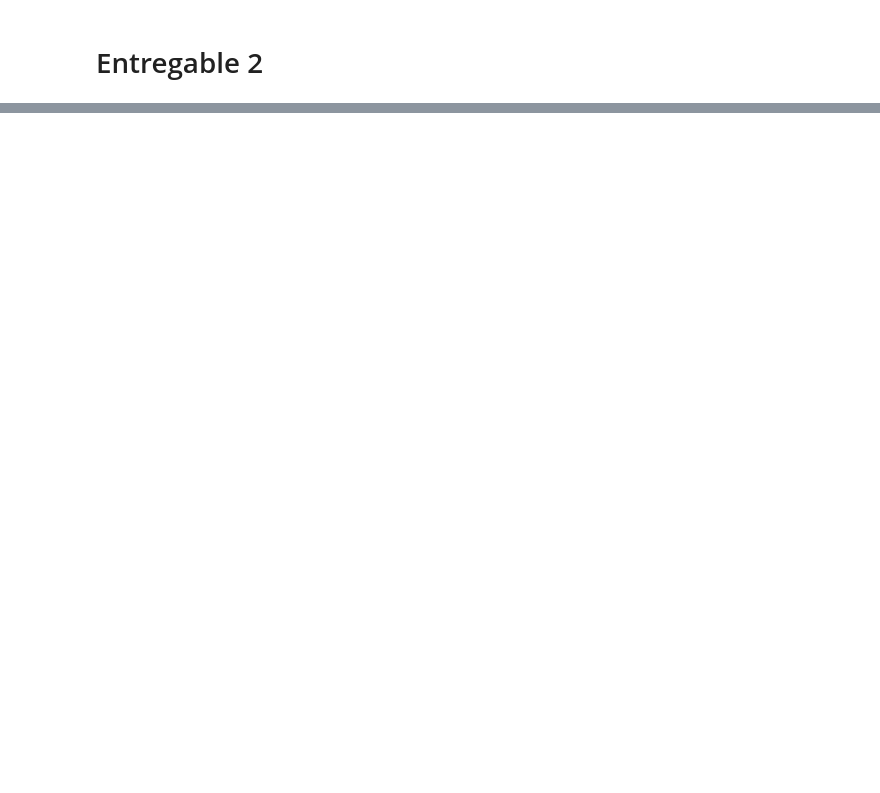
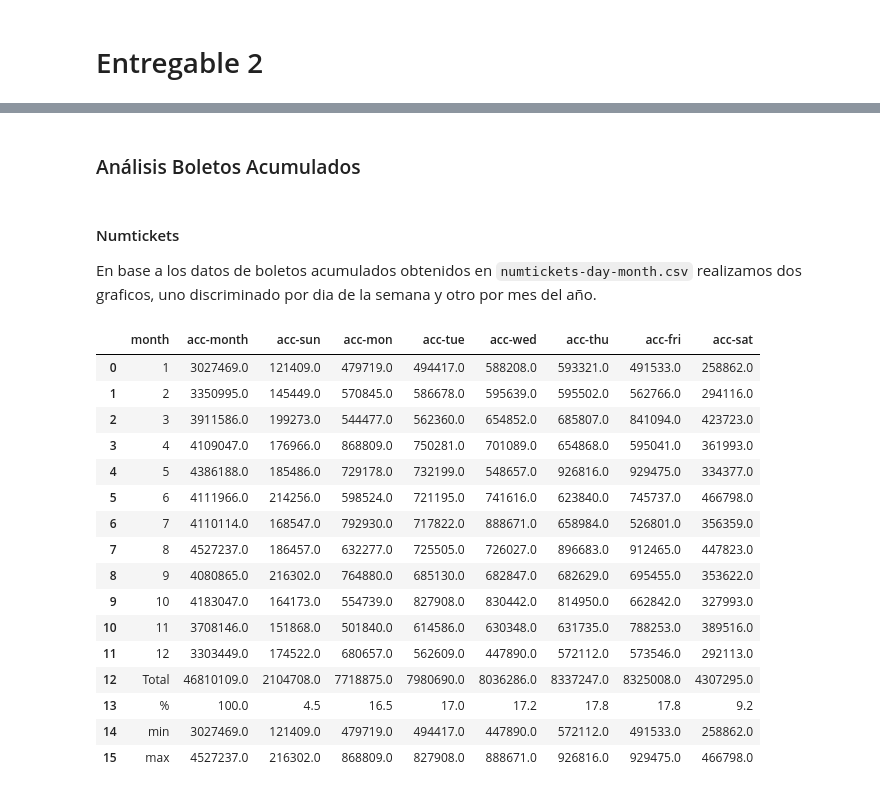
Before and after one commit to ekocian/mentoria-transporte-urbano-g1, a Jupyter notebook: entregable_2.ipynb, the cells around one changed output, grey strips where cells are left out. Saved outputs shown, nothing was run; the diff lists cells and outputs as text; code cells hidden in the pictures; blank space fills up the shorter version.

```diff
--- a/entregable_2.ipynb
+++ b/entregable_2.ipynb
@@ -95,0 +265,54 @@ KeyboardInterrupt:
+# %% [markdown]
+### Análisis Boletos Acumulados
+# %% [markdown]
+#### Numtickets
+En base a los datos de boletos acumulados obtenidos en `numtickets-day-month.csv` realizamos dos graficos, uno discriminado por dia de la semana y otro por mes del año.
+# %%
+# read outlist from csv
+with open("processed-data/numtickets.csv", 'r') as file:
+    csv_reader = csv.reader(file, delimiter=',')
+    numtickets = list(csv_reader)
+
+# map to int
+numtickets = [[int(num) for num in sub] for sub in numtickets[1:]]
+
+# copy list
+numtickets_total_d = numtickets.copy()
+
+# add total count
+numtickets_total_d.append(['Total'])
+for d in range(1,9):
+    numtickets_total_d[-1].append(sum([item[d] for item in numtickets]))
+
+# add %
+numtickets_total_d.append(['%'])
+for d in range(1,9):
+    numtickets_total_d[-1].append(100 * numtickets_total_d[-2][d]/numtickets_total_d[-2][1])
+
+# add min/max
+numtickets_total_d.append(['min'])
+for d in range(1,9):
+    numtickets_total_d[-1].append(min([item[d] for item in numtickets]))
+numtickets_total_d.append(['max'])
+for d in range(1,9):
+    numtickets_total_d[-1].append(max([item[d] for item in numtickets]))
+
+pd.DataFrame(numtickets_total_d, columns=['month','acc-month','acc-sun','acc-mon','acc-tue','acc-wed','acc-thu','acc-fri','acc-sat']).round(1)
+# %% [output]
+|  | month | acc-month | acc-sun | acc-mon | acc-tue | acc-wed | acc-thu | acc-fri | acc-sat |
+| 0 | 1 | 3027469.0 | 121409.0 | 479719.0 | 494417.0 | 588208.0 | 593321.0 | 491533.0 | 258862.0 |
+| 1 | 2 | 3350995.0 | 145449.0 | 570845.0 | 586678.0 | 595639.0 | 595502.0 | 562766.0 | 294116.0 |
+| 2 | 3 | 3911586.0 | 199273.0 | 544477.0 | 562360.0 | 654852.0 | 685807.0 | 841094.0 | 423723.0 |
+| 3 | 4 | 4109047.0 | 176966.0 | 868809.0 | 750281.0 | 701089.0 | 654868.0 | 595041.0 | 361993.0 |
+| 4 | 5 | 4386188.0 | 185486.0 | 729178.0 | 732199.0 | 548657.0 | 926816.0 | 929475.0 | 334377.0 |
+| 5 | 6 | 4111966.0 | 214256.0 | 598524.0 | 721195.0 | 741616.0 | 623840.0 | 745737.0 | 466798.0 |
+| 6 | 7 | 4110114.0 | 168547.0 | 792930.0 | 717822.0 | 888671.0 | 658984.0 | 526801.0 | 356359.0 |
+| 7 | 8 | 4527237.0 | 186457.0 | 632277.0 | 725505.0 | 726027.0 | 896683.0 | 912465.0 | 447823.0 |
+| 8 | 9 | 4080865.0 | 216302.0 | 764880.0 | 685130.0 | 682847.0 | 682629.0 | 695455.0 | 353622.0 |
+| 9 | 10 | 4183047.0 | 164173.0 | 554739.0 | 827908.0 | 830442.0 | 814950.0 | 662842.0 | 327993.0 |
+| 10 | 11 | 3708146.0 | 151868.0 | 501840.0 | 614586.0 | 630348.0 | 631735.0 | 788253.0 | 389516.0 |
+| 11 | 12 | 3303449.0 | 174522.0 | 680657.0 | 562609.0 | 447890.0 | 572112.0 | 573546.0 | 292113.0 |
+| 12 | Total | 46810109.0 | 2104708.0 | 7718875.0 | 7980690.0 | 8036286.0 | 8337247.0 | 8325008.0 | 4307295.0 |
+| 13 | % | 100.0 | 4.5 | 16.5 | 17.0 | 17.2 | 17.8 | 17.8 | 9.2 |
+| 14 | min | 3027469.0 | 121409.0 | 479719.0 | 494417.0 | 447890.0 | 572112.0 | 491533.0 | 258862.0 |
+| 15 | max | 4527237.0 | 216302.0 | 868809.0 | 827908.0 | 888671.0 | 926816.0 | 929475.0 | 466798.0 |
```
Also changed, not shown: parts of 31 cells of this notebook, 5 other files.
